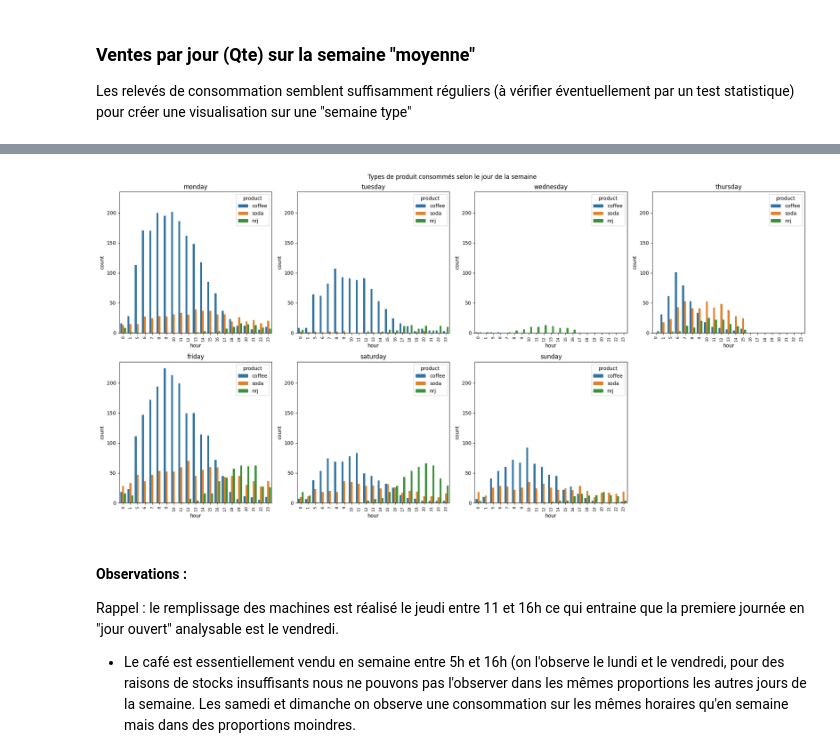
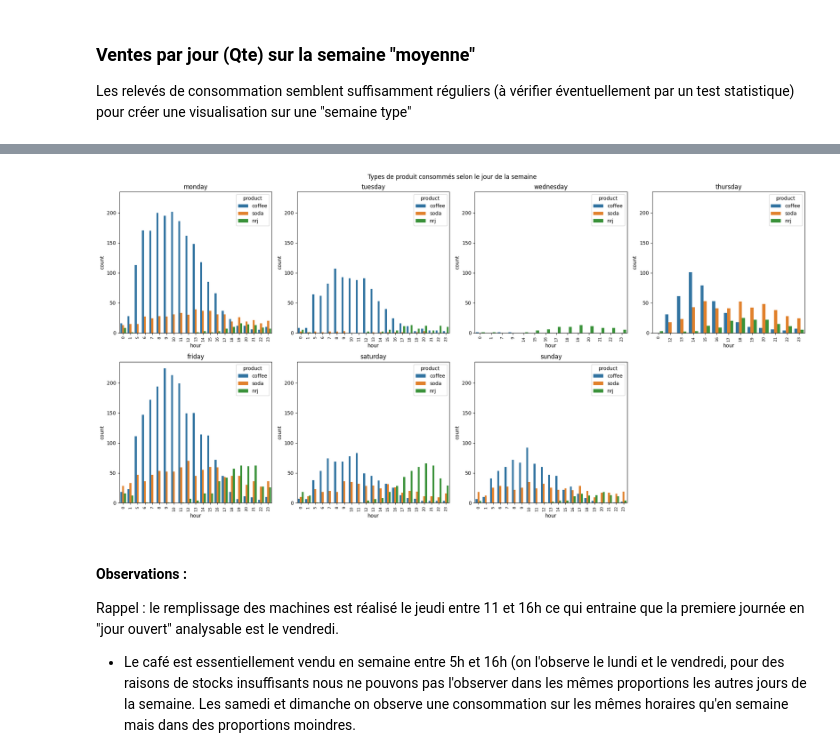
Before and after one commit to manonbay/beverage_dispenser, a Jupyter notebook: Distributeur_boissons.ipynb, the cells around one changed output, grey strips where cells are left out. Saved outputs shown, nothing was run; the diff lists cells and outputs as text; code cells hidden in the pictures.

```diff
--- a/Distributeur_boissons.ipynb
+++ b/Distributeur_boissons.ipynb
@@ -510,20 +526,22 @@ heures["weekday"] = pd.Categorical(heures["weekday"], categories=['monday', 'tue
 # %%
 i = 0
 plt.figure(figsize=(20,10))
 plt.suptitle("Types de produit consommés selon le jour de la semaine")
 order=["coffee", "soda", "nrj"]
 for day in heures["weekday"].cat.categories :
     i +=1
     fig_weekday = f'ax{i}'
-    fig_weekday = plt.subplot(2,4,i, sharex=ax1, sharey=ax1)
+    fig_weekday = plt.subplot(2,4,i, sharey=ax1)
     fig_weekday = sns.countplot(data=heures[heures["weekday"]==day], x="hour", hue="product", hue_order=order)
     fig_weekday.tick_params(axis='x', rotation=90, labelsize=8)
     plt.title(str(day))
 
 plt.tight_layout()
 plt.show()
+
+## Attention, les données affichées par heures ici sont les ventes réalisées sur la totalité du df (6 semaines) -> à modifier
 # %% [output]
-[figure, old version]
+[figure, new version]
 # %% [markdown]
 #### Observations :
 Rappel : le remplissage des machines est réalisé le jeudi entre 11 et 16h ce qui entraine que la premiere journée en "jour ouvert" analysable est le vendredi.
```
Also changed, not shown: parts of 18 cells of this notebook.
